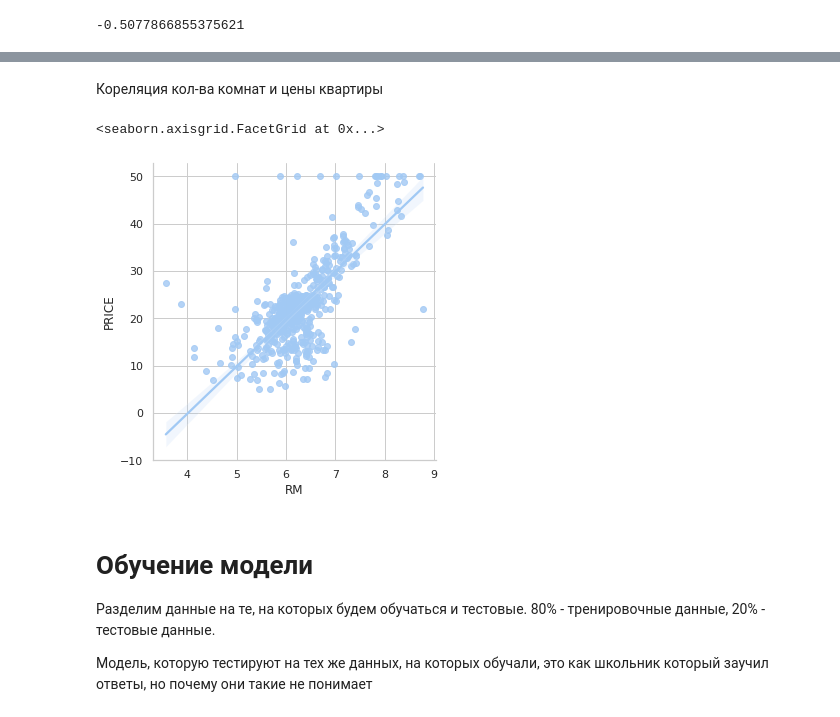
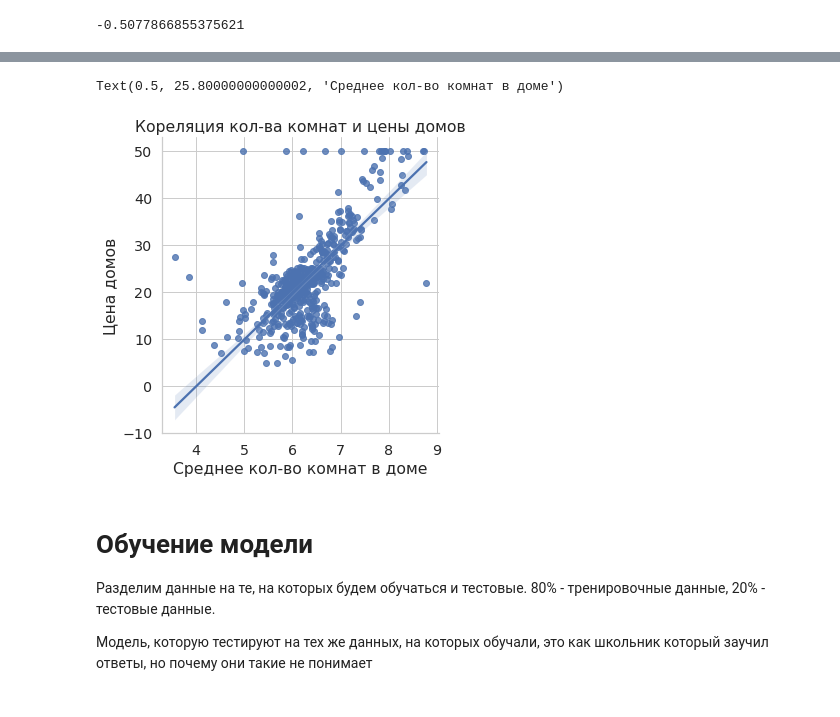
Before and after one commit to SugaryVictor/the-boston-housing, a Jupyter notebook: the-boston-housing-analysis.ipynb, the cells around one changed output, grey strips where cells are left out. Saved outputs shown, nothing was run; the diff lists cells and outputs as text; code cells hidden in the pictures.

```diff
--- a/the-boston-housing-analysis.ipynb
+++ b/the-boston-housing-analysis.ipynb
@@ -260,11 +267,12 @@ plt.show()
-# %% [markdown]
-Кореляция кол-ва комнат и цены квартиры
 # %%
 sns.set_style('whitegrid')
 sns.lmplot(data=df, x='RM', y='PRICE', robust=True)
+plt.title('Кореляция кол-ва комнат и цены домов')
+plt.ylabel('Цена домов')
+plt.xlabel('Среднее кол-во комнат в доме')
 # %% [output]
-<seaborn.axisgrid.FacetGrid at 0x...>
+Text(0.5, 25.80000000000002, 'Среднее кол-во комнат в доме')
-[figure, old version]
+[figure, new version]
 # %% [markdown]
 # Обучение модели
 Разделим данные на те, на которых будем обучаться и тестовые. 80% - тренировочные данные, 20% - тестовые данные.
```
Also changed, not shown: parts of 28 cells of this notebook.
